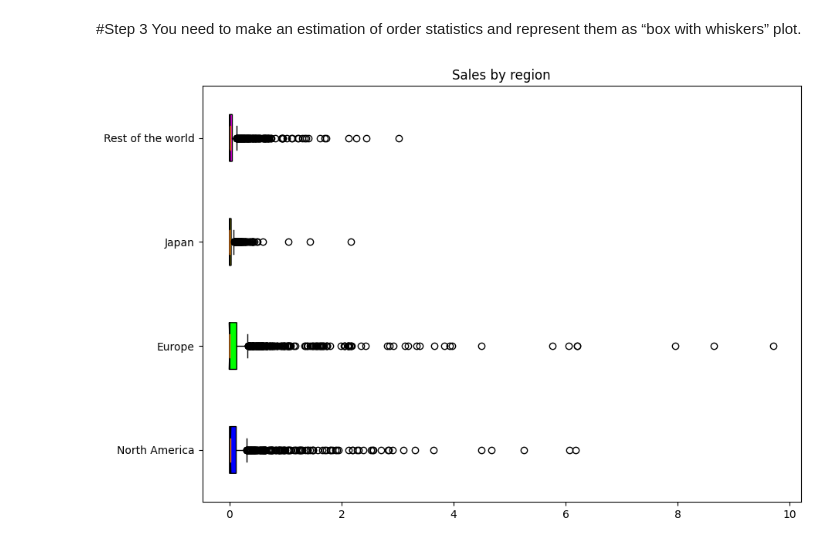
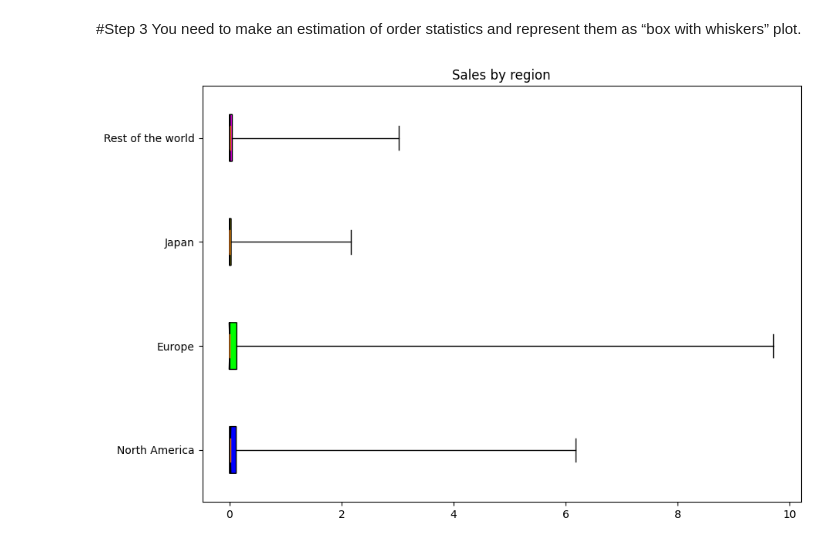
Before and after one commit to maximilian-g/mmsa_labs, a Jupyter notebook: mmsa_lab_1/step_3.ipynb, the cells around one changed output. Cells and saved outputs as stored; diff of their text form; code cells hidden in the pictures.

```diff
--- a/mmsa_lab_1/step_3.ipynb
+++ b/mmsa_lab_1/step_3.ipynb
@@ -13,32 +13,32 @@ res.fillna(value='N\A', inplace=True)
 # Creating dataset
 data = [res['North America'], res['Europe'], res['Japan'], res['Rest of World']]
 
 fig = plt.figure(figsize =(10, 7))
 ax = fig.add_subplot(111)
 
 # Creating axes instance
 bp = ax.boxplot(data, patch_artist = True,
-                notch ='True', vert = 0)
+                notch ='True', vert = 0, whis=140.0)
 
 colors = ['#0000FF', '#00FF00',
           '#FFFF00', '#FF00FF']
 
 for patch, color in zip(bp['boxes'], colors):
     patch.set_facecolor(color)
 
 # x-axis labels
 ax.set_yticklabels(['North America', 'Europe',
                     'Japan', 'Rest of the world'])
 
 # Adding title
 plt.title("Sales by region")
 
 # Removing top axes and right axes
 # ticks
 ax.get_xaxis().tick_bottom()
 ax.get_yaxis().tick_left()
 
 # show plot
 plt.show()
 # %% [output]
-[figure, old version]
+[figure, new version]
```
Also changed, not shown: 3 other files.
